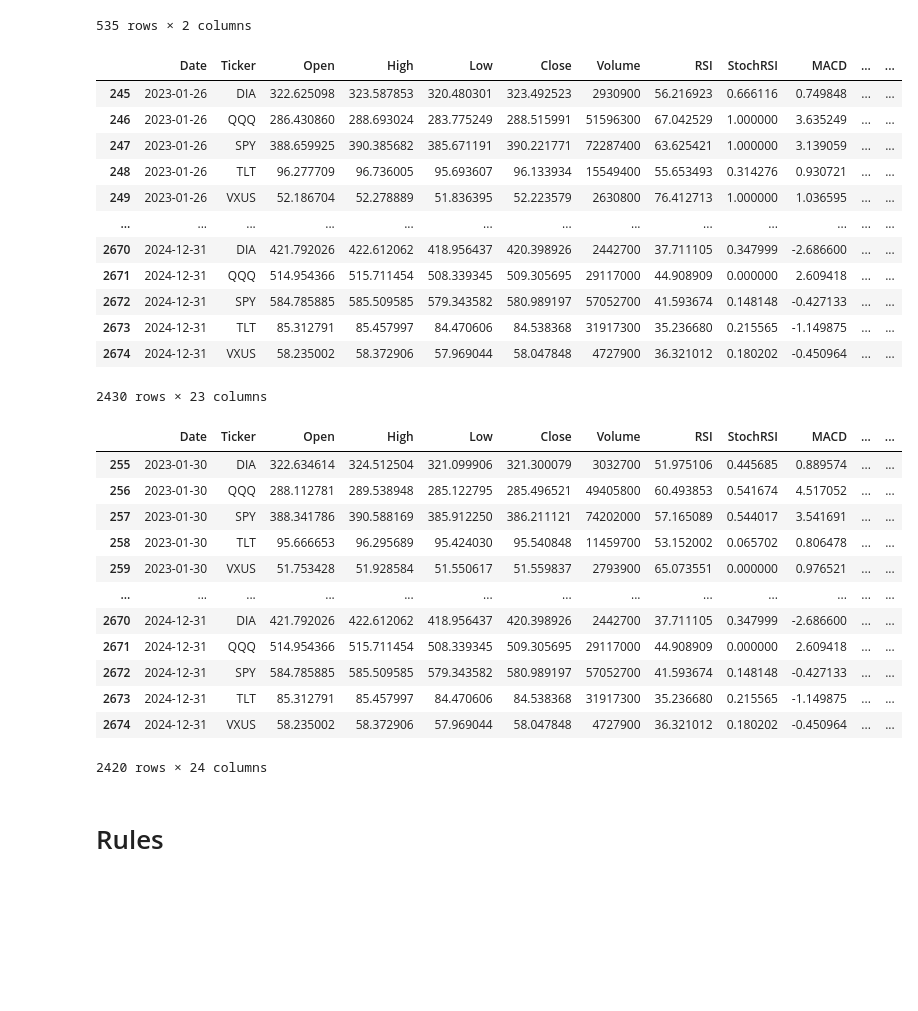
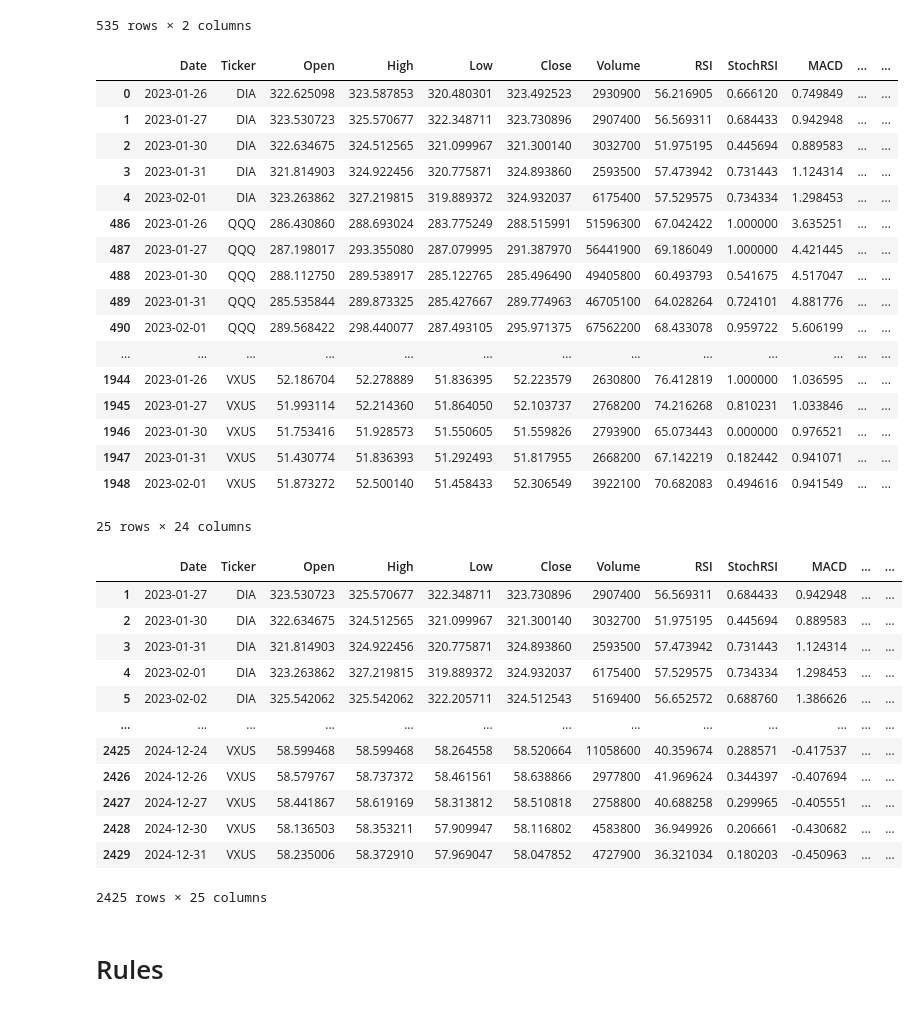
Before and after one commit to HellCatCruiser/AgenticTrader, a Jupyter notebook: data_cleaning/data_cleaning.ipynb, the cells around one changed output. Drawn from its saved outputs; the diff is of its cells as text; code cells hidden in the pictures; blank space fills up the shorter version.

```diff
--- a/data_cleaning/data_cleaning.ipynb
+++ b/data_cleaning/data_cleaning.ipynb
@@ -172,0 +246,4 @@ def add_indicators(df):
+# %%
+df_working = add_indicators_fast(df_flat).dropna().copy()
+
+df_working.groupby("Ticker").head(5)
@@ -278,7 +350,7 @@ rf = yf.download("^IRX", start=start_date, end="2025-01-01", interval="1d")
 [*********************100%***********************]  1 of 1 completed
 # %%
 # Reset column index
-rf_flat = rf.stack(level=1).reset_index()
+rf_flat = rf.stack(level=1, future_stack=True).reset_index()
 
 # Name columns for clarity
 rf_flat.columns = ["Date", "Ticker", "Open", "High", "Low", "Close", "Volume"]
@@ -306,28 +378,33 @@ rf_new
 | 534 | 2024-12-31 | 0.04210 |
 535 rows × 2 columns
 # %%
-ti_series["Date"] = pd.to_datetime(ti_series["Date"])
+df_working["Date"] = pd.to_datetime(df_working["Date"])
 rf_new["Date"] = pd.to_datetime(rf_new["Date"])
 
-df_merged = ti_series.merge(rf_new, on="Date", how="left")
+df_merged = df_working.merge(rf_new, on="Date", how="left")
 # df_merged["RiskFreeRate"].fillna(method="ffill", inplace=True)
 # %%
-df_working = df_merged.dropna()
-df_working
+df_working = df_merged.dropna().copy()
+df_working.groupby("Ticker").head(5)
 # %% [output]
 |  | Date | Ticker | Open | High | Low | Close | Volume | RSI | StochRSI | MACD | ... | ... |
-| 245 | 2023-01-26 | DIA | 322.625098 | 323.587853 | 320.480301 | 323.492523 | 2930900 | 56.216923 | 0.666116 | 0.749848 | ... | ... |
-| 246 | 2023-01-26 | QQQ | 286.430860 | 288.693024 | 283.775249 | 288.515991 | 51596300 | 67.042529 | 1.000000 | 3.635249 | ... | ... |
-| 247 | 2023-01-26 | SPY | 388.659925 | 390.385682 | 385.671191 | 390.221771 | 72287400 | 63.625421 | 1.000000 | 3.139059 | ... | ... |
-| 248 | 2023-01-26 | TLT | 96.277709 | 96.736005 | 95.693607 | 96.133934 | 15549400 | 55.653493 | 0.314276 | 0.930721 | ... | ... |
-| 249 | 2023-01-26 | VXUS | 52.186704 | 52.278889 | 51.836395 | 52.223579 | 2630800 | 76.412713 | 1.000000 | 1.036595 | ... | ... |
+| 0 | 2023-01-26 | DIA | 322.625098 | 323.587853 | 320.480301 | 323.492523 | 2930900 | 56.216905 | 0.666120 | 0.749849 | ... | ... |
+| 1 | 2023-01-27 | DIA | 323.530723 | 325.570677 | 322.348711 | 323.730896 | 2907400 | 56.569311 | 0.684433 | 0.942948 | ... | ... |
+| 2 | 2023-01-30 | DIA | 322.634675 | 324.512565 | 321.099967 | 321.300140 | 3032700 | 51.975195 | 0.445694 | 0.889583 | ... | ... |
+| 3 | 2023-01-31 | DIA | 321.814903 | 324.922456 | 320.775871 | 324.893860 | 2593500 | 57.473942 | 0.731443 | 1.124314 | ... | ... |
+| 4 | 2023-02-01 | DIA | 323.263862 | 327.219815 | 319.889372 | 324.932037 | 6175400 | 57.529575 | 0.734334 | 1.298453 | ... | ... |
+| 486 | 2023-01-26 | QQQ | 286.430860 | 288.693024 | 283.775249 | 288.515991 | 51596300 | 67.042422 | 1.000000 | 3.635251 | ... | ... |
+| 487 | 2023-01-27 | QQQ | 287.198017 | 293.355080 | 287.079995 | 291.387970 | 56441900 | 69.186049 | 1.000000 | 4.421445 | ... | ... |
+| 488 | 2023-01-30 | QQQ | 288.112750 | 289.538917 | 285.122765 | 285.496490 | 49405800 | 60.493793 | 0.541675 | 4.517047 | ... | ... |
+| 489 | 2023-01-31 | QQQ | 285.535844 | 289.873325 | 285.427667 | 289.774963 | 46705100 | 64.028264 | 0.724101 | 4.881776 | ... | ... |
+| 490 | 2023-02-01 | QQQ | 289.568422 | 298.440077 | 287.493105 | 295.971375 | 67562200 | 68.433078 | 0.959722 | 5.606199 | ... | ... |
 | ... | ... | ... | ... | ... | ... | ... | ... | ... | ... | ... | ... | ... |
-| 2670 | 2024-12-31 | DIA | 421.792026 | 422.612062 | 418.956437 | 420.398926 | 2442700 | 37.711105 | 0.347999 | -2.686600 | ... | ... |
-| 2671 | 2024-12-31 | QQQ | 514.954366 | 515.711454 | 508.339345 | 509.305695 | 29117000 | 44.908909 | 0.000000 | 2.609418 | ... | ... |
-| 2672 | 2024-12-31 | SPY | 584.785885 | 585.509585 | 579.343582 | 580.989197 | 57052700 | 41.593674 | 0.148148 | -0.427133 | ... | ... |
-| 2673 | 2024-12-31 | TLT | 85.312791 | 85.457997 | 84.470606 | 84.538368 | 31917300 | 35.236680 | 0.215565 | -1.149875 | ... | ... |
-| 2674 | 2024-12-31 | VXUS | 58.235002 | 58.372906 | 57.969044 | 58.047848 | 4727900 | 36.321012 | 0.180202 | -0.450964 | ... | ... |
+| 1944 | 2023-01-26 | VXUS | 52.186704 | 52.278889 | 51.836395 | 52.223579 | 2630800 | 76.412819 | 1.000000 | 1.036595 | ... | ... |
+| 1945 | 2023-01-27 | VXUS | 51.993114 | 52.214360 | 51.864050 | 52.103737 | 2768200 | 74.216268 | 0.810231 | 1.033846 | ... | ... |
+| 1946 | 2023-01-30 | VXUS | 51.753416 | 51.928573 | 51.550605 | 51.559826 | 2793900 | 65.073443 | 0.000000 | 0.976521 | ... | ... |
+| 1947 | 2023-01-31 | VXUS | 51.430774 | 51.836393 | 51.292493 | 51.817955 | 2668200 | 67.142219 | 0.182442 | 0.941071 | ... | ... |
+| 1948 | 2023-02-01 | VXUS | 51.873272 | 52.500140 | 51.458433 | 52.306549 | 3922100 | 70.682083 | 0.494616 | 0.941549 | ... | ... |
-2430 rows × 23 columns
+25 rows × 24 columns
 # %%
 # Compute daily returns
 df_working.loc[:, "Return"] = (
@@ -336,21 +413,21 @@ df_working.loc[:, "Return"] = (
     .pct_change()
 )
 
-df_working = df_working.dropna()
+df_working = df_working.dropna().copy()
 df_working
 # %% [output]
 |  | Date | Ticker | Open | High | Low | Close | Volume | RSI | StochRSI | MACD | ... | ... |
-| 255 | 2023-01-30 | DIA | 322.634614 | 324.512504 | 321.099906 | 321.300079 | 3032700 | 51.975106 | 0.445685 | 0.889574 | ... | ... |
-| 256 | 2023-01-30 | QQQ | 288.112781 | 289.538948 | 285.122795 | 285.496521 | 49405800 | 60.493853 | 0.541674 | 4.517052 | ... | ... |
-| 257 | 2023-01-30 | SPY | 388.341786 | 390.588169 | 385.912250 | 386.211121 | 74202000 | 57.165089 | 0.544017 | 3.541691 | ... | ... |
-| 258 | 2023-01-30 | TLT | 95.666653 | 96.295689 | 95.424030 | 95.540848 | 11459700 | 53.152002 | 0.065702 | 0.806478 | ... | ... |
-| 259 | 2023-01-30 | VXUS | 51.753428 | 51.928584 | 51.550617 | 51.559837 | 2793900 | 65.073551 | 0.000000 | 0.976521 | ... | ... |
+| 1 | 2023-01-27 | DIA | 323.530723 | 325.570677 | 322.348711 | 323.730896 | 2907400 | 56.569311 | 0.684433 | 0.942948 | ... | ... |
+| 2 | 2023-01-30 | DIA | 322.634675 | 324.512565 | 321.099967 | 321.300140 | 3032700 | 51.975195 | 0.445694 | 0.889583 | ... | ... |
+| 3 | 2023-01-31 | DIA | 321.814903 | 324.922456 | 320.775871 | 324.893860 | 2593500 | 57.473942 | 0.731443 | 1.124314 | ... | ... |
+| 4 | 2023-02-01 | DIA | 323.263862 | 327.219815 | 319.889372 | 324.932037 | 6175400 | 57.529575 | 0.734334 | 1.298453 | ... | ... |
+| 5 | 2023-02-02 | DIA | 325.542062 | 325.542062 | 322.205711 | 324.512543 | 5169400 | 56.652572 | 0.688760 | 1.386626 | ... | ... |
 | ... | ... | ... | ... | ... | ... | ... | ... | ... | ... | ... | ... | ... |
-| 2670 | 2024-12-31 | DIA | 421.792026 | 422.612062 | 418.956437 | 420.398926 | 2442700 | 37.711105 | 0.347999 | -2.686600 | ... | ... |
-| 2671 | 2024-12-31 | QQQ | 514.954366 | 515.711454 | 508.339345 | 509.305695 | 29117000 | 44.908909 | 0.000000 | 2.609418 | ... | ... |
-| 2672 | 2024-12-31 | SPY | 584.785885 | 585.509585 | 579.343582 | 580.989197 | 57052700 | 41.593674 | 0.148148 | -0.427133 | ... | ... |
-| 2673 | 2024-12-31 | TLT | 85.312791 | 85.457997 | 84.470606 | 84.538368 | 31917300 | 35.236680 | 0.215565 | -1.149875 | ... | ... |
-| 2674 | 2024-12-31 | VXUS | 58.235002 | 58.372906 | 57.969044 | 58.047848 | 4727900 | 36.321012 | 0.180202 | -0.450964 | ... | ... |
+| 2425 | 2024-12-24 | VXUS | 58.599468 | 58.599468 | 58.264558 | 58.520664 | 11058600 | 40.359674 | 0.288571 | -0.417537 | ... | ... |
+| 2426 | 2024-12-26 | VXUS | 58.579767 | 58.737372 | 58.461561 | 58.638866 | 2977800 | 41.969624 | 0.344397 | -0.407694 | ... | ... |
+| 2427 | 2024-12-27 | VXUS | 58.441867 | 58.619169 | 58.313812 | 58.510818 | 2758800 | 40.688258 | 0.299965 | -0.405551 | ... | ... |
+| 2428 | 2024-12-30 | VXUS | 58.136503 | 58.353211 | 57.909947 | 58.116802 | 4583800 | 36.949926 | 0.206661 | -0.430682 | ... | ... |
+| 2429 | 2024-12-31 | VXUS | 58.235006 | 58.372910 | 57.969047 | 58.047852 | 4727900 | 36.321034 | 0.180203 | -0.450963 | ... | ... |
-2420 rows × 24 columns
+2425 rows × 25 columns
 # %% [markdown]
 # Rules
```
Also changed, not shown: parts of 18 cells of this notebook, 2 other files.
